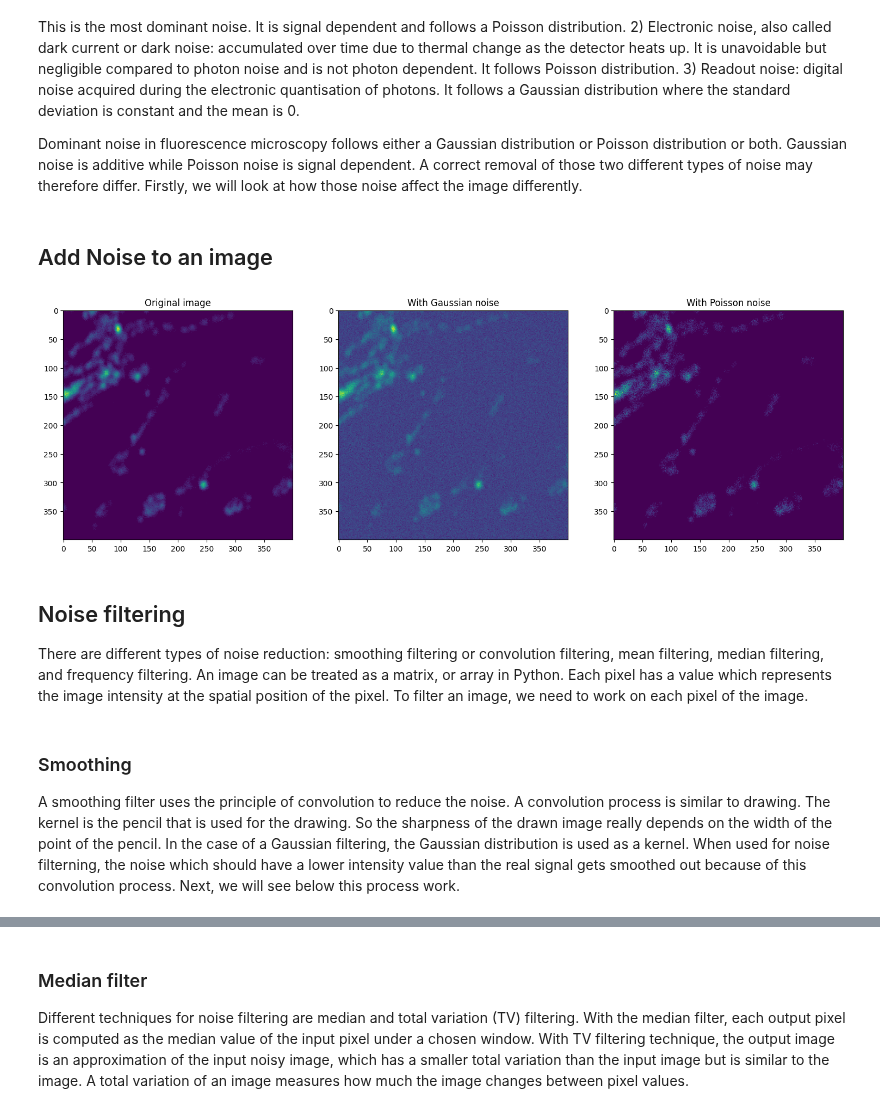
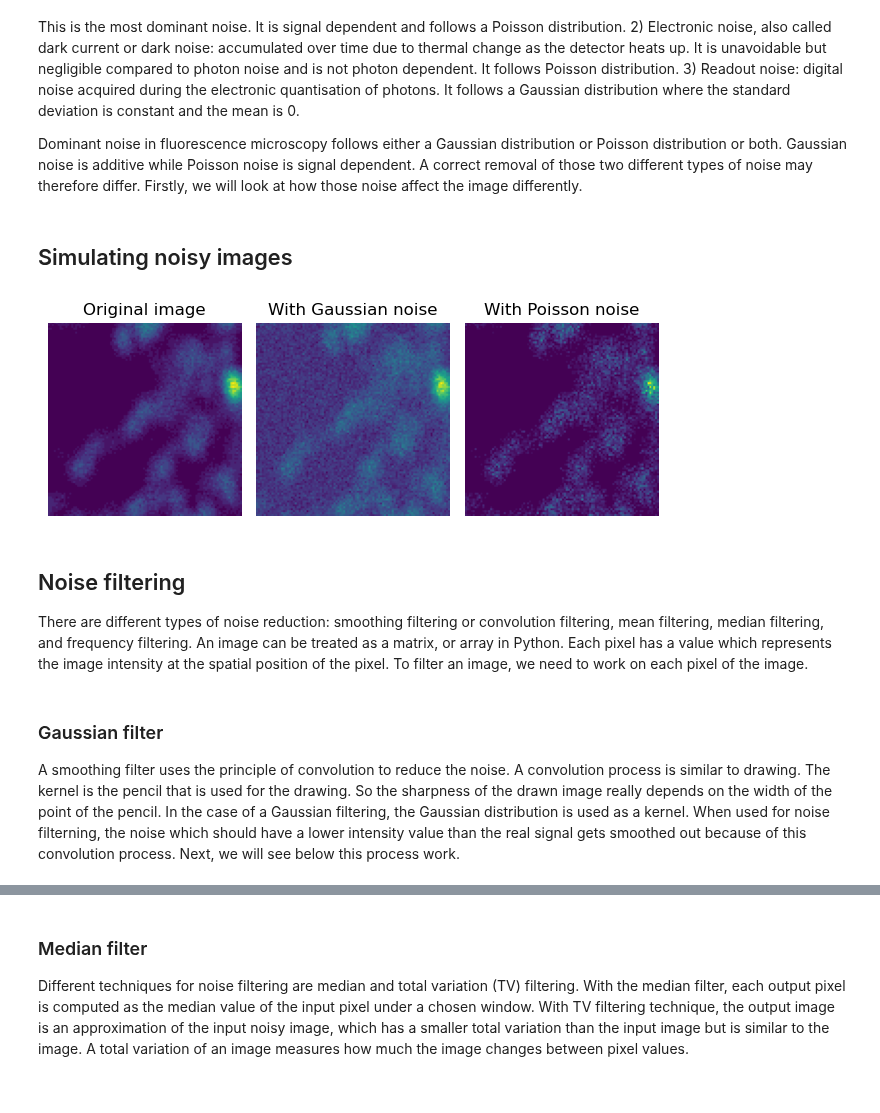
Before and after one commit to u-schulze/Python-course, a Jupyter notebook: Course-main.ipynb, the cells around one changed output, grey strips where cells are left out. Drawn from its saved outputs; the diff is of its cells as text; code cells hidden in the pictures.

```diff
--- a/Course-main.ipynb
+++ b/Course-main.ipynb
@@ -138,13 +190,0 @@ TypeError: Invalid shape (1, 20, 1912) for image data
-# %%
-image = mydata.data
-
-print(image.shape)    #explain shape of the image
-print(type(image))
-
-
-#Look at the images
-
-fig, ax = plt.subplots()
-ax.imshow(image[0,0,1,0,:,:], cmap='gray')
-
-#exercise, change the timepoint, change the colormap
@@ -177,34 +200,37 @@ imgsize = myimg.shape           # image size
-# %% [markdown]
-## Add Noise to an image
+# %% [markdown]
+## Simulating noisy images
 # %%
-# Genereate RANDOM GAUSSIAN NOISE
+# Crop the image and select the first channel
+crop = image.data[0, 0, 0, 850:950, 900:1000]
 
-EdgeCoord = [850,1250,900,1300] # y-up, y-down, x-left, x-right
-myimgzoom = myimg[:,EdgeCoord[0]:EdgeCoord[1],EdgeCoord[2]:EdgeCoord[3]]
-
-
+# Add a Gaussian noise
 mean = 0
 stddev = 1
-noisy_gauss_img = myimgzoom + np.random.normal(mean, stddev, myimgzoom.shape)
+noisy_gauss_img = crop + np.random.normal(mean, stddev, crop.shape)
 
-
-# APPLY POISSON NOISE
-noisy_poisson_img = np.random.poisson(myimgzoom)
+# Apply Poisson noise
+noisy_poisson_img = np.random.poisson(crop)
 
 fig, axs = plt.subplots(1, 3)
-ax1=axs[0].imshow(myimgzoom[0,:,:])              # original image
-ax2=axs[1].imshow(noisy_gauss_img[0,:,:])    # with addition Gaussian noise
-ax3=axs[2].imshow(noisy_poisson_img[0,:,:])  # after application of Poisson noise
+axs[0].imshow(crop)              # original image
 axs[0].set_title('Original image')
+axs[0].set_axis_off()
+
+axs[1].imshow(noisy_gauss_img)    # with addition Gaussian noise
 axs[1].set_title('With Gaussian noise')
+axs[1].set_axis_off()
+
+axs[2].imshow(noisy_poisson_img)  # after application of Poisson noise
 axs[2].set_title('With Poisson noise')
-fig.set_size_inches(18.5, 10)
+axs[2].set_axis_off()
+
+fig.set_tight_layout('tight')
 # %% [output]
-[figure, old version]
+[figure, new version]
 # %% [markdown]
 ## Noise filtering
 
 There are different types of noise reduction: smoothing filtering or convolution filtering, mean filtering, median filtering, and frequency filtering. An image can be treated as a matrix, or array in Python. Each pixel has a value which represents the image intensity at the spatial position of the pixel. To filter an image, we need to work on each pixel of the image.
 # %% [markdown]
-### Smoothing
+### Gaussian filter
 A smoothing filter uses the principle of convolution to reduce the noise. A convolution process is similar to drawing. The kernel is the pencil that is used for the drawing. So the sharpness of the drawn image really depends on the width of the point of the pencil. In the case of a Gaussian filtering, the Gaussian distribution is used as a kernel. When used for noise filterning, the noise which should have a lower intensity value than the real signal gets smoothed out because of this convolution process. Next, we will see below this process work.
```
Also changed, not shown: parts of 58 cells of this notebook, 3 other files.
